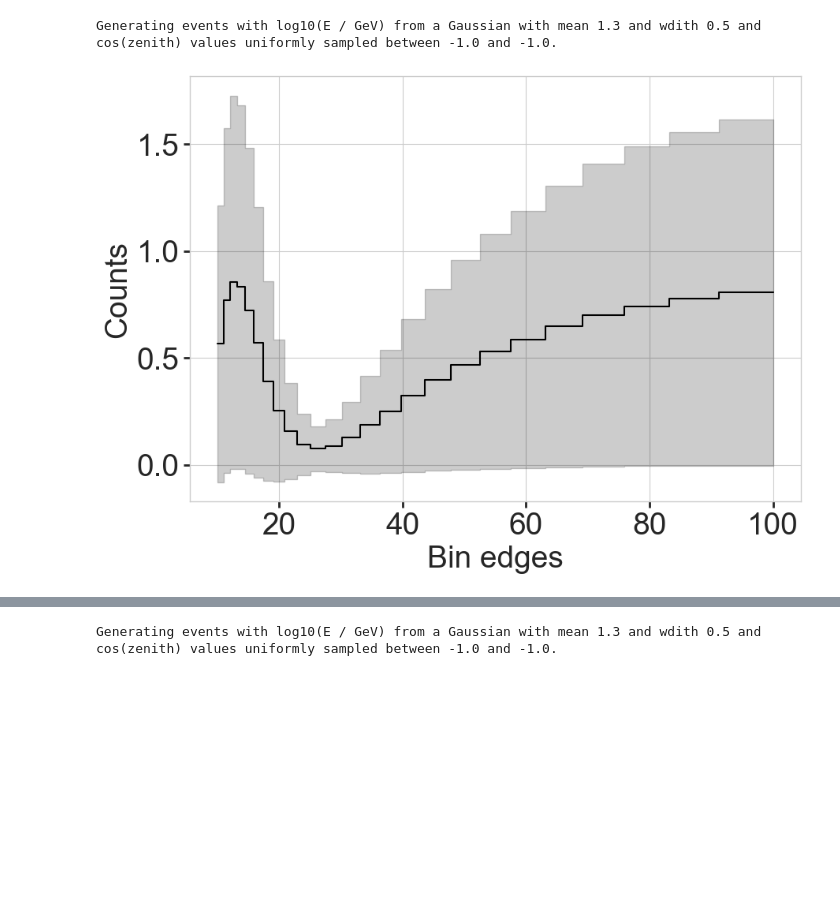
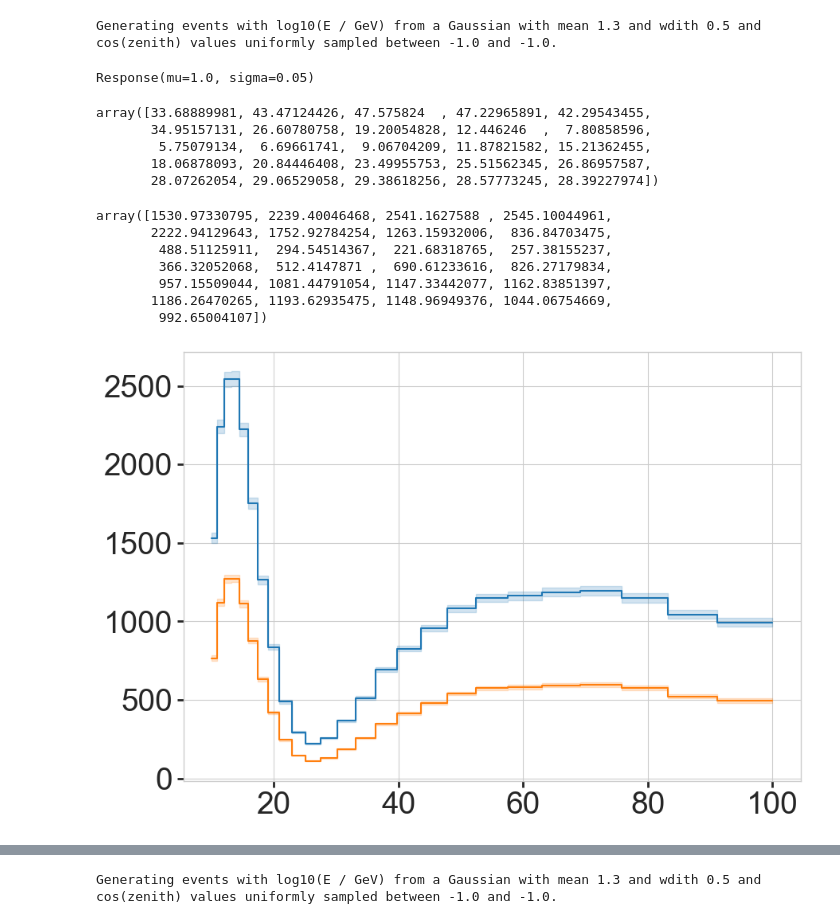
Before and after one commit to LeanderFischer/ultrasurfaces, a Jupyter notebook: New Ultrasurface Notebook Alex.ipynb, the cells around one changed output, grey strips where cells are left out. Cells and saved outputs as stored; diff of their text form; code cells hidden in the pictures; blank space fills up the shorter version.

```diff
--- a/New Ultrasurface Notebook Alex.ipynb
+++ b/New Ultrasurface Notebook Alex.ipynb
@@ -30,12 +30,36 @@ gen = generator.Generator(int(1e5), default_response, default_pars)
 h0 = gen.get_histogram(bin_edges)
 # %% [output]
 Generating events with log10(E / GeV) from a Gaussian with mean 1.3 and wdith 0.5 and cos(zenith) values uniformly sampled between -1.0 and -1.0.
+# %%
+gen.detector_response
+# %% [output]
+Response(mu=1.0, sigma=0.05)
+# %%
+h0.hist_unc
+# %% [output]
+array([33.68889981, 43.47124426, 47.575824  , 47.22965891, 42.29543455,
+       34.95157131, 26.60780758, 19.20054828, 12.446246  ,  7.80858596,
+        5.75079134,  6.69661741,  9.06704209, 11.87821582, 15.21362455,
+       18.06878093, 20.84446408, 23.49955753, 25.51562345, 26.86957587,
+       28.07262054, 29.06529058, 29.38618256, 28.57773245, 28.39227974])
+# %%
+h0.hist
+# %% [output]
+array([1530.97330795, 2239.40046468, 2541.1627588 , 2545.10044961,
+       2222.94129643, 1752.92784254, 1263.15932006,  836.84703475,
+        488.51125911,  294.54514367,  221.68318765,  257.38155237,
+        366.32052068,  512.4147871 ,  690.61233616,  826.27179834,
+        957.15509044, 1081.44791054, 1147.33442077, 1162.83851397,
+       1186.26470265, 1193.62935475, 1148.96949376, 1044.06754669,
+        992.65004107])
 # %%
 from toy_mc.histogram import plot_histogram
-# %%
-plot_histogram(h0)
-# %% [output]
-[figure, removed]
+# %%
+fig, ax = plt.subplots()
+plot_histogram(h0, ax=ax)
+plot_histogram(h0 / 2, ax=ax)
+# %% [output]
+[figure, added]
 # %%
 gen.events
 # %% [output]
```
Also changed, not shown: parts of 14 cells of this notebook, 3 other files.
